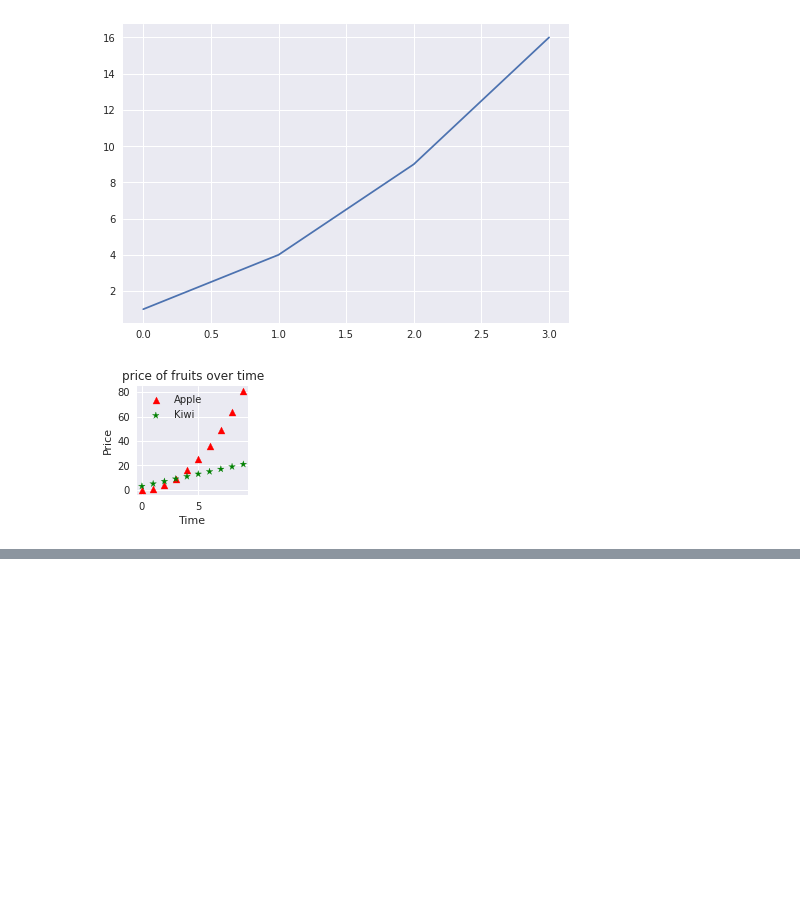
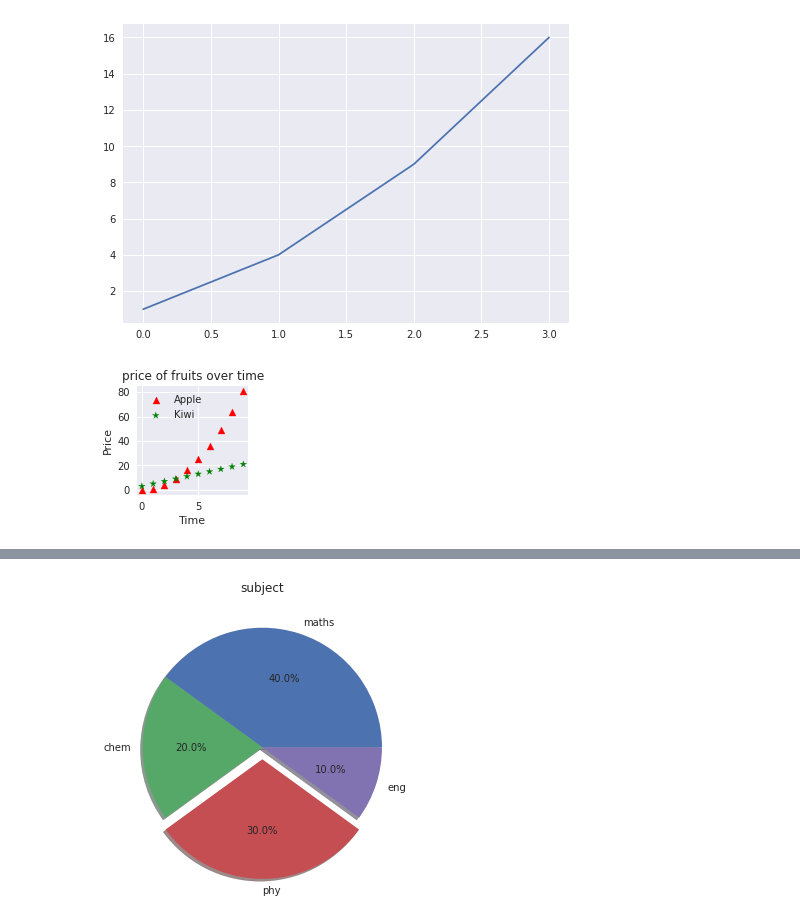
Before and after one commit to mohinesh9999/Kaggle, a Jupyter notebook: data-visualization.ipynb, the cells around one changed output, grey strips where cells are left out. Cells and saved outputs as stored; diff of their text form; code cells hidden in the pictures; blank space fills up the shorter version.

```diff
--- a/data-visualization.ipynb
+++ b/data-visualization.ipynb
@@ -90,0 +111,10 @@ plt.show()
+# %%
+subjects=["maths","chem","phy","eng"]
+plt.style.use("seaborn")
+weightage=[20,10,15,5]
+plt.pie(weightage,labels=subjects,explode=(0,0,0.1,0),autopct="%1.1f%%"
+       ,shadow=True)
+plt.title("subject")
+plt.show()
+# %% [output]
+[figure, added]
```
Also changed, not shown: parts of 3 cells of this notebook.
